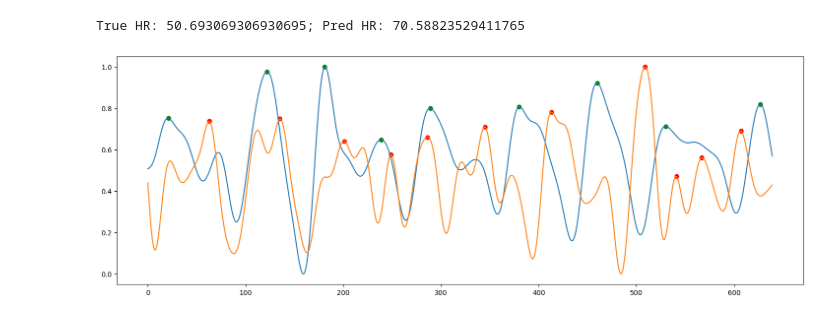
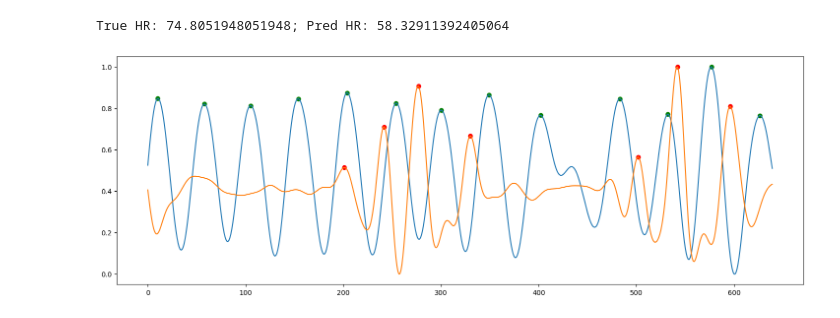
Before and after one commit to arnavpon/pydroid, a Jupyter notebook: example/android/app/src/main/python/pipeline-dev/pipeline-v1/ml.v7.ipynb, the cells around one changed output. Cells and saved outputs as stored; diff of their text form; code cells hidden in the pictures.

```diff
--- a/example/android/app/src/main/python/pipeline-dev/pipeline-v1/ml.v7.ipynb
+++ b/example/android/app/src/main/python/pipeline-dev/pipeline-v1/ml.v7.ipynb
@@ -452,7 +633,7 @@ test_subject_truth = truths[test_subject - 1]
 mod = LonePineGBM(
     truths, n_estimators = 100, loss_type = 'combined', split_size = 1280,
     excluded_subject = test_subject, model_type = 'gbdt', learning_rate = 0.005, early_stopping_rounds = 20,
-    mse_weight = 0.9, dtw_weight = 0.1, batches = 6, finetune = True
+    mse_weight = 0.25, dtw_weight = 0.75, batches = 4, finetune = True, data_beg = 2000, data_end = 5000
 )
 mod.fit()
 # %% [output]
@@ -612,30 +755,30 @@ Feature importances:
 # %%
 beg = 2000
 end = beg + 640
 
 model = mod
 
-data = test_subject_truth.prepare_data_for_ml()
+data = truths[2].prepare_data_for_ml()
 x = data.drop(columns = ['bvp']).to_numpy()
 y = data['bvp'].to_numpy()
 
 targ = y[beg: end]
 pred = model.predict(x)[beg: end]
 targ, pred = mod.process_signal(targ, pred, use_bandpass=True)
 
 pred_peaks, _ = mod.get_predicted_peaks(pred)
 true_peaks, _ = mod.get_true_peaks(targ)
 
 plt.plot(targ)
 plt.plot(pred)
 plt.scatter(pred_peaks, pred[pred_peaks], c='r')
 plt.scatter(true_peaks, targ[true_peaks], c='g')
 
 pred_ibis = np.diff(pred_peaks) / 64
 true_ibis = np.diff(true_peaks) / 64
 pred_hr = get_hr(pred_ibis)
 true_hr = get_hr(true_ibis)
 print(f'True HR: {true_hr}; Pred HR: {pred_hr}')
 # %% [output]
-True HR: 50.693069306930695; Pred HR: 70.58823529411765
+True HR: 74.8051948051948; Pred HR: 58.32911392405064
-[figure, old version]
+[figure, new version]
```
Also changed, not shown: parts of 5 cells of this notebook.
